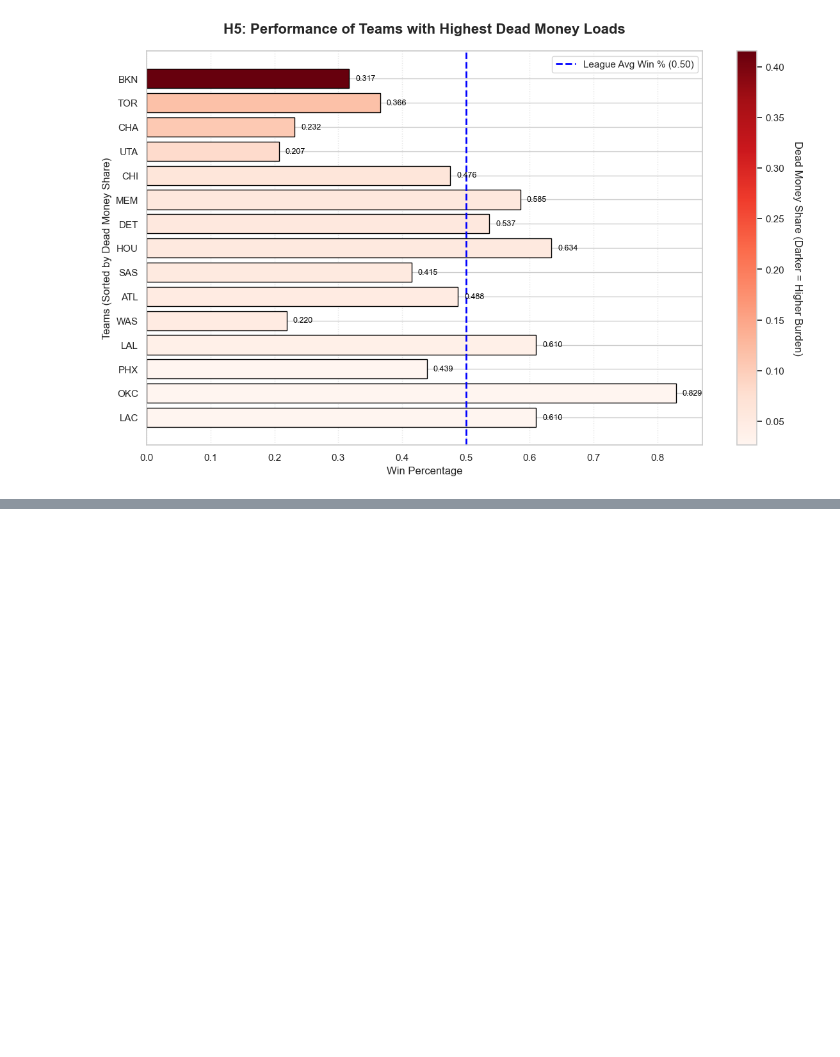
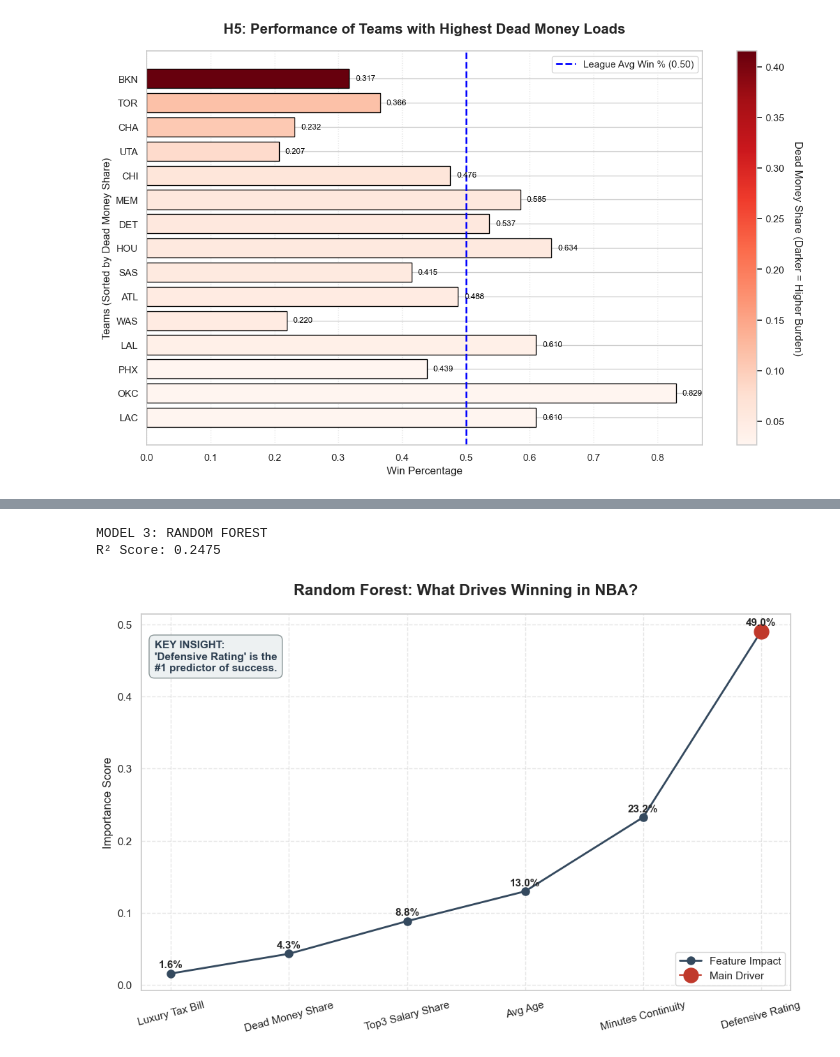
Before and after one commit to akoo57/DSA210_Akif, a Jupyter notebook: dsa.ipynb, the cells around one changed output, grey strips where cells are left out. Cells and saved outputs as stored; diff of their text form; code cells hidden in the pictures; blank space fills up the shorter version.

```diff
--- a/dsa.ipynb
+++ b/dsa.ipynb
@@ -480,0 +501,45 @@ Interpretation: Our model explains 25.3% of the variance in winning.
+# %%
+from sklearn.ensemble import RandomForestRegressor
+
+rf_model = RandomForestRegressor(n_estimators=100, random_state=42)
+rf_model.fit(X_train, y_train)
+
+y_pred_rf = rf_model.predict(X_test)
+r2_rf = r2_score(y_test, y_pred_rf)
+
+print(f"MODEL 3: RANDOM FOREST")
+print(f"R² Score: {r2_rf:.4f}")
+
+importances = rf_model.feature_importances_
+feature_names_clean = [f.replace('_', ' ') for f in features]
+
+forest_importances = pd.Series(importances, index=feature_names_clean).sort_values(ascending=True)
+
+plt.figure(figsize=(12, 7))
+
+plt.plot(forest_importances.index, forest_importances.values,
+         color='#34495e', marker='o', linestyle='-', linewidth=2, markersize=8, label='Feature Impact')
+
+top_feature = forest_importances.index[-1]
+top_value = forest_importances.values[-1]
+plt.plot(top_feature, top_value, marker='o', markersize=15, color='#c0392b', label='Main Driver')
+
+for x, y in zip(forest_importances.index, forest_importances.values):
+    plt.text(x, y + 0.005, f"{y:.1%}", ha='center', va='bottom', fontsize=11, fontweight='bold')
+
+plt.title("Random Forest: What Drives Winning in NBA?", fontsize=16, fontweight='bold', pad=20)
+plt.ylabel("Importance Score", fontsize=12)
+plt.xticks(rotation=15)
+plt.grid(True, linestyle='--', alpha=0.5)
+plt.legend(loc='lower right')
+
+plt.text(0.02, 0.85,
+         f"KEY INSIGHT:\n'{top_feature}' is the\n#1 predictor of success.",
+         transform=plt.gca().transAxes, fontsize=11, fontweight='bold', color='#2c3e50',
+         bbox=dict(facecolor='#ecf0f1', alpha=0.9, edgecolor='#7f8c8d', boxstyle='round,pad=0.5'))
+
+plt.show()
+# %% [output]
+MODEL 3: RANDOM FOREST
+R² Score: 0.2475
+[figure, added]
```
Also changed, not shown: parts of 10 cells of this notebook.
